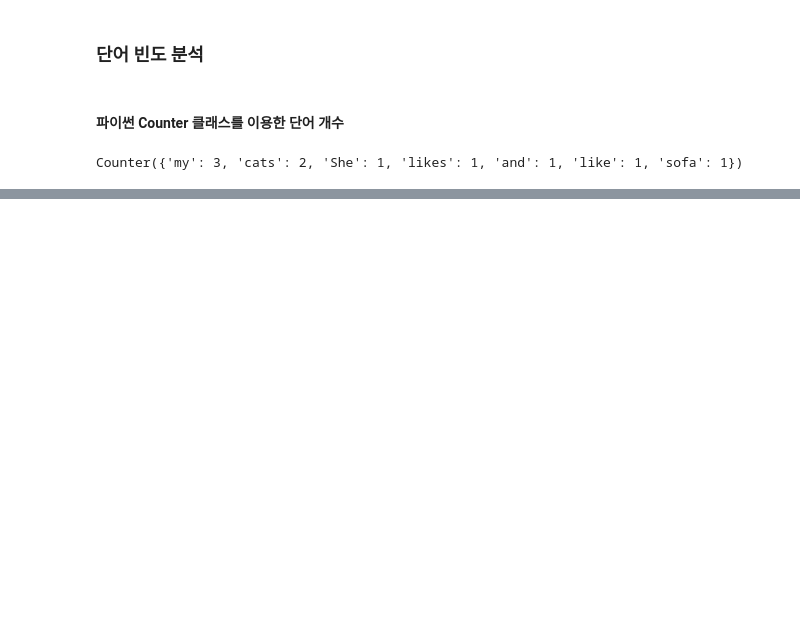
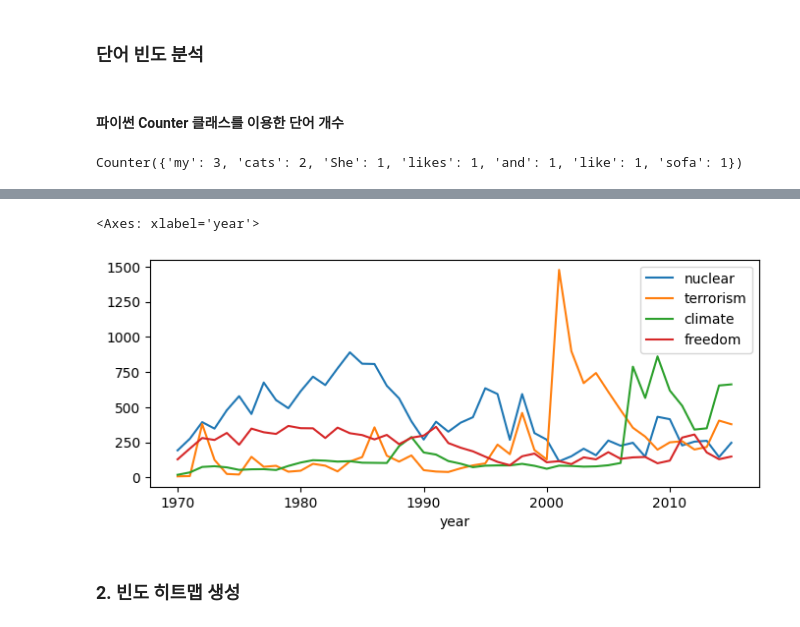
Before and after one commit to chw8207/text_python, a Jupyter notebook: 텍스트 통찰.ipynb, the cells around one changed output, grey strips where cells are left out. Saved outputs shown, nothing was run; the diff lists cells and outputs as text; code cells hidden in the pictures; blank space fills up the shorter version.

```diff
--- a/텍스트 통찰.ipynb
+++ b/텍스트 통찰.ipynb
@@ -248,0 +536,11 @@ Counter({'my': 3, 'cats': 2, 'She': 1, 'likes': 1, 'and': 1, 'like': 1, 'sofa':
+# %%
+# get(k,0) : 해당 키가 counter에 없는 경우 기본값으로 0 반환
+def count_keywords(tokens, keywords) :
+    tokens = [t for t in tokens if t in keywords]
+    counter = Counter(tokens)
+    return [counter.get(k, 0) for k in keywords]
+# %%
+keywords = ['nuclear', 'terrorism', 'climate', 'freedom']
+tokens = ['nuclear', 'climate', 'climate', 'freedom', 'climate', 'freedom']
+
+print(count_keywords(tokens, keywords))
@@ -248,0 +549,10 @@ Counter({'my': 3, 'cats': 2, 'She': 1, 'likes': 1, 'and': 1, 'like': 1, 'sofa':
+# %%
+#  함수를 데이터프레임으 각 문서에 적용하기
+def count_keywords_by(df, by, keywords, column='tokens') :
+    freq_matrix = df[column].apply(count_keywords, keywords=keywords)
+    freq_df = pd.DataFrame.from_records(freq_matrix, columns=keywords)
+    freq_df[by] = df[by] # copy the grouping column(s)
+
+    return freq_df.groupby(by=by).sum().sort_values(by)
+# %%
+freq_df = count_keywords_by(df, by='year', keywords=keywords)
@@ -248,0 +576,8 @@ Counter({'my': 3, 'cats': 2, 'She': 1, 'likes': 1, 'and': 1, 'like': 1, 'sofa':
+# %%
+# 시각화
+freq_df.plot(kind='line', figsize=(8, 3))
+# %% [output]
+<Axes: xlabel='year'>
+[figure, added]
+# %% [markdown]
+### 2. 빈도 히트맵 생성
```
Also changed, not shown: parts of 30 cells of this notebook.
